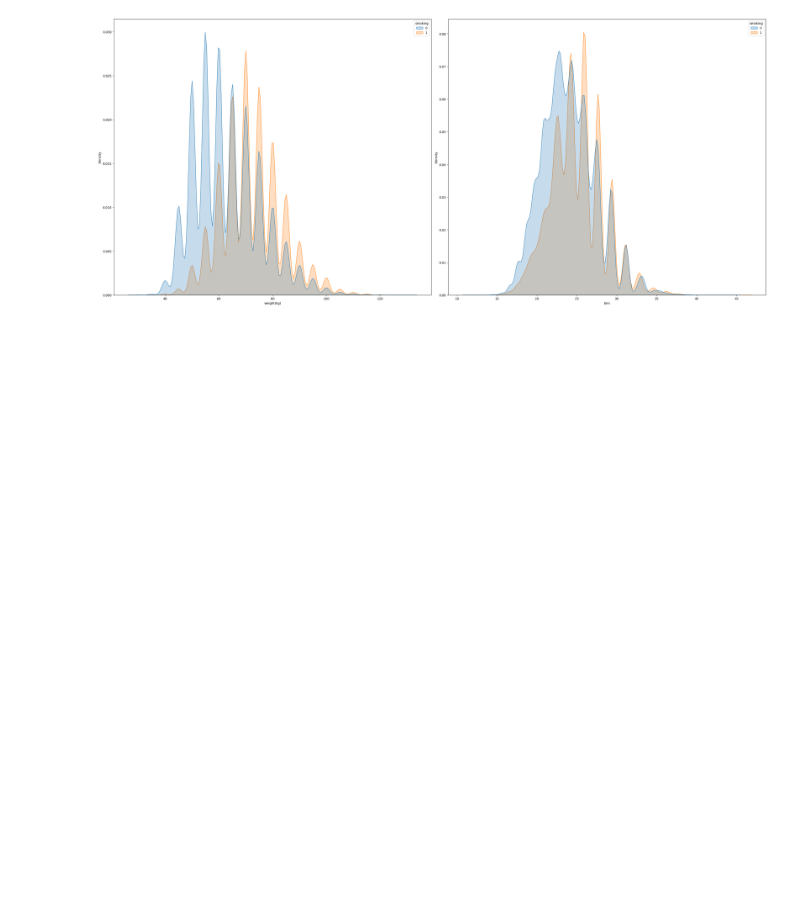
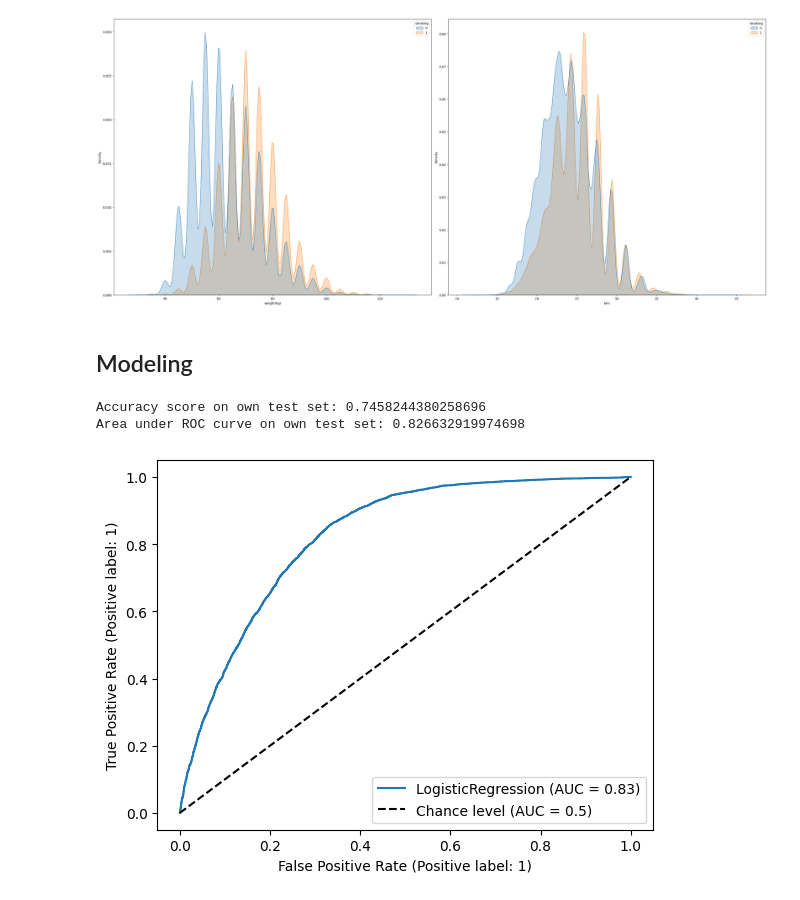
Before and after one commit to sn2727/smoker-status-prediction, a Jupyter notebook: main.ipynb, the cells around one changed output. Drawn from its saved outputs; the diff is of its cells as text; code cells hidden in the pictures; blank space fills up the shorter version.

Commit message:
added logistic regression

```diff
--- a/main.ipynb
+++ b/main.ipynb
@@ -155,0 +179,30 @@ def feature_eng(df):
+# %% [markdown]
+## Modeling
+# %%
+## Simple Logistic Regression model as a baseline
+
+# For readability again read data sets here:
+train = pd.read_csv("./data/train.csv")
+test = pd.read_csv("./data/test.csv")
+# train = feature_eng(remove_outliers(train))
+# test = feature_eng(remove_outliers(test))
+x = train.drop(["id",target],axis=1)
+y = train[target]
+x_train, x_test, y_train, y_test = train_test_split(x, y, test_size=0.10, shuffle=True)
+lg_clf = LogisticRegression(max_iter=1000)
+lg_clf.fit(x_train, y_train)
+preds = lg_clf.predict(x_test)
+print(f"Accuracy score on own test set: {lg_clf.score(x_test, y_test)}")
+print(f"Area under ROC curve on own test set: {roc_auc_score(y_test, lg_clf.predict_proba(x_test)[:,1])}")
+#skplt.metrics.plot_roc_curve(y_test, lg_clf.predict_proba(x_test))
+RocCurveDisplay.from_estimator(lg_clf, x_test, y_test, plot_chance_level=True)
+plt.show()
+
+# Output for Kaggle's test set
+test_preds = lg_clf.fit(x, y).predict_proba(test.drop(["id"], axis=1))
+submission = pd.DataFrame({'id':test.id, 'smoking':test_preds[:,1]})
+submission.to_csv("./output/log_reg_submission.csv", index=False)
+# %% [output]
+Accuracy score on own test set: 0.7458244380258696
+Area under ROC curve on own test set: 0.826632919974698
+[figure, added]
```
Also changed, not shown: parts of 2 cells of this notebook.
